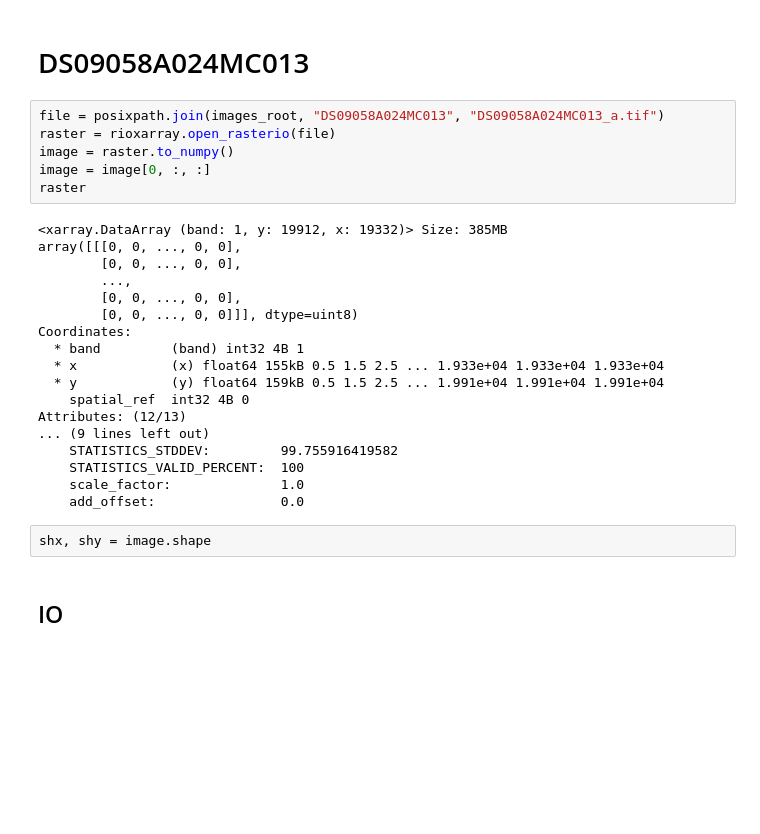
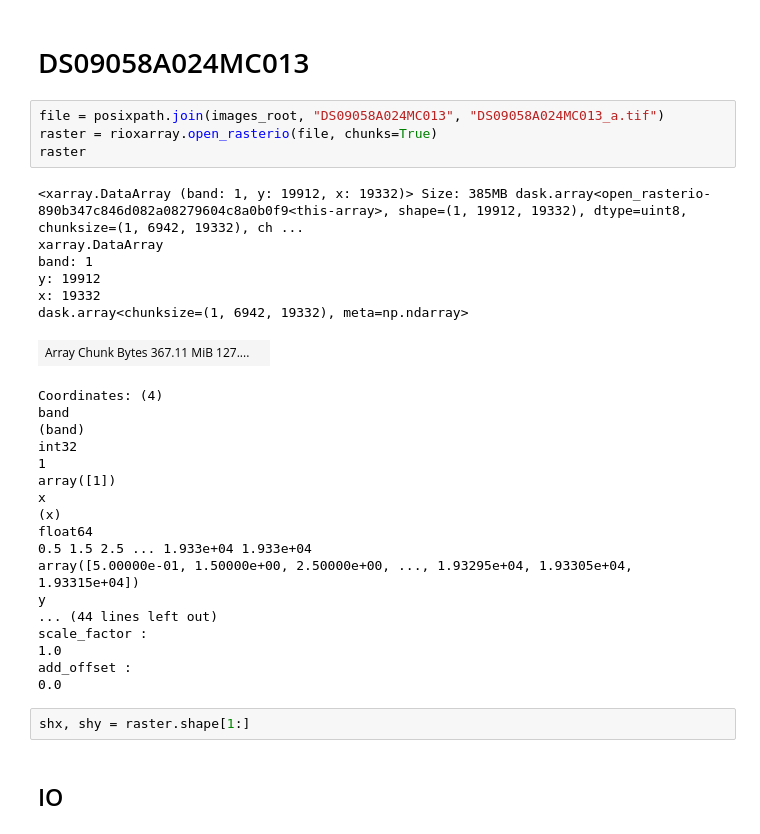
Before and after one commit to lorisdanjou/KH-5_ARGON_images_processing, a Jupyter notebook: orthorectification_images_tests.ipynb, the cells around one changed output. Saved outputs shown, nothing was run; the diff lists cells and outputs as text; blank space fills up the shorter version.

```diff
--- a/orthorectification_images_tests.ipynb
+++ b/orthorectification_images_tests.ipynb
@@ -43,30 +57,35 @@ products
 # DS09058A024MC013
 # %%
 file = posixpath.join(images_root, "DS09058A024MC013", "DS09058A024MC013_a.tif")
-raster = rioxarray.open_rasterio(file)
-image = raster.to_numpy()
-image = image[0, :, :]
+raster = rioxarray.open_rasterio(file, chunks=True)
 raster
 # %% [output]
-<xarray.DataArray (band: 1, y: 19912, x: 19332)> Size: 385MB
-array([[[0, 0, ..., 0, 0],
-        [0, 0, ..., 0, 0],
-        ...,
-        [0, 0, ..., 0, 0],
-        [0, 0, ..., 0, 0]]], dtype=uint8)
-Coordinates:
-  * band         (band) int32 4B 1
-  * x            (x) float64 155kB 0.5 1.5 2.5 ... 1.933e+04 1.933e+04 1.933e+04
-  * y            (y) float64 159kB 0.5 1.5 2.5 ... 1.991e+04 1.991e+04 1.991e+04
-    spatial_ref  int32 4B 0
-Attributes: (12/13)
-... (9 lines left out)
-    STATISTICS_STDDEV:         99.755916419582
-    STATISTICS_VALID_PERCENT:  100
-    scale_factor:              1.0
-    add_offset:                0.0
+<xarray.DataArray (band: 1, y: 19912, x: 19332)> Size: 385MB dask.array<open_rasterio-890b347c846d082a08279604c8a0b0f9<this-array>, shape=(1, 19912, 19332), dtype=uint8, chunksize=(1, 6942, 19332), ch ...
+xarray.DataArray
+band: 1
+y: 19912
+x: 19332
+dask.array<chunksize=(1, 6942, 19332), meta=np.ndarray>
+| Array Chunk Bytes 367.11 MiB 127.... |  |
+Coordinates: (4)
+band
+(band)
+int32
+1
+array([1])
+x
+(x)
+float64
+0.5 1.5 2.5 ... 1.933e+04 1.933e+04
+array([5.00000e-01, 1.50000e+00, 2.50000e+00, ..., 1.93295e+04, 1.93305e+04, 1.93315e+04])
+y
+... (44 lines left out)
+scale_factor :
+1.0
+add_offset :
+0.0
 # %%
-shx, shy = image.shape
+shx, shy = raster.shape[1:]
 # %% [markdown]
 ## IO
 # %% [markdown]
```
Also changed, not shown: parts of 17 cells of this notebook, 1 other file.
